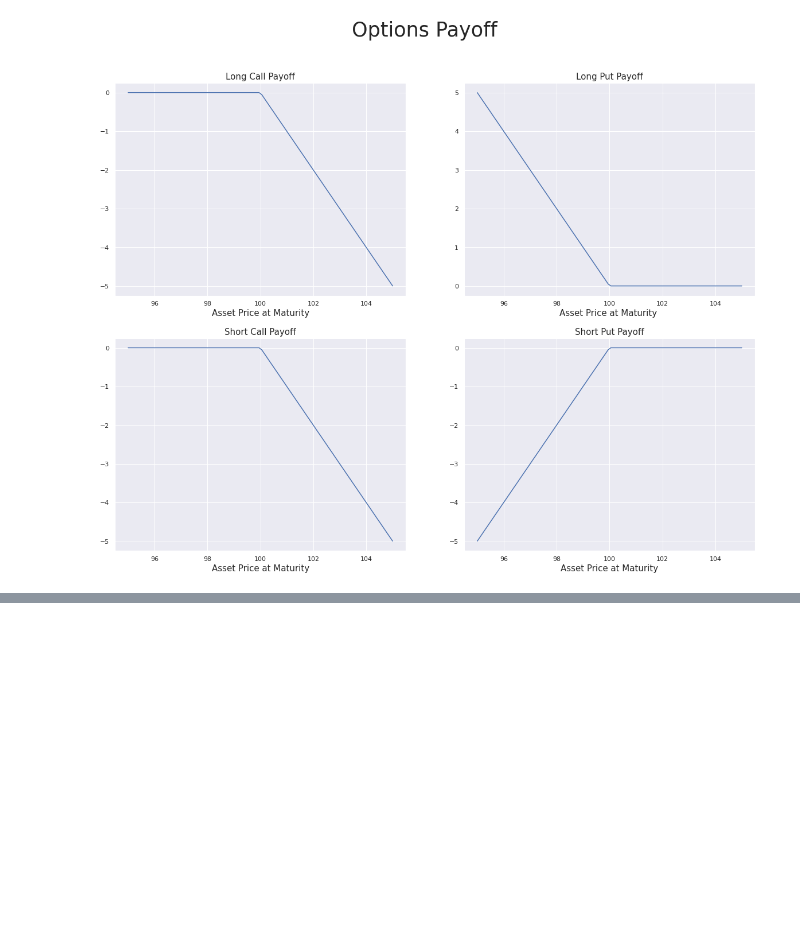
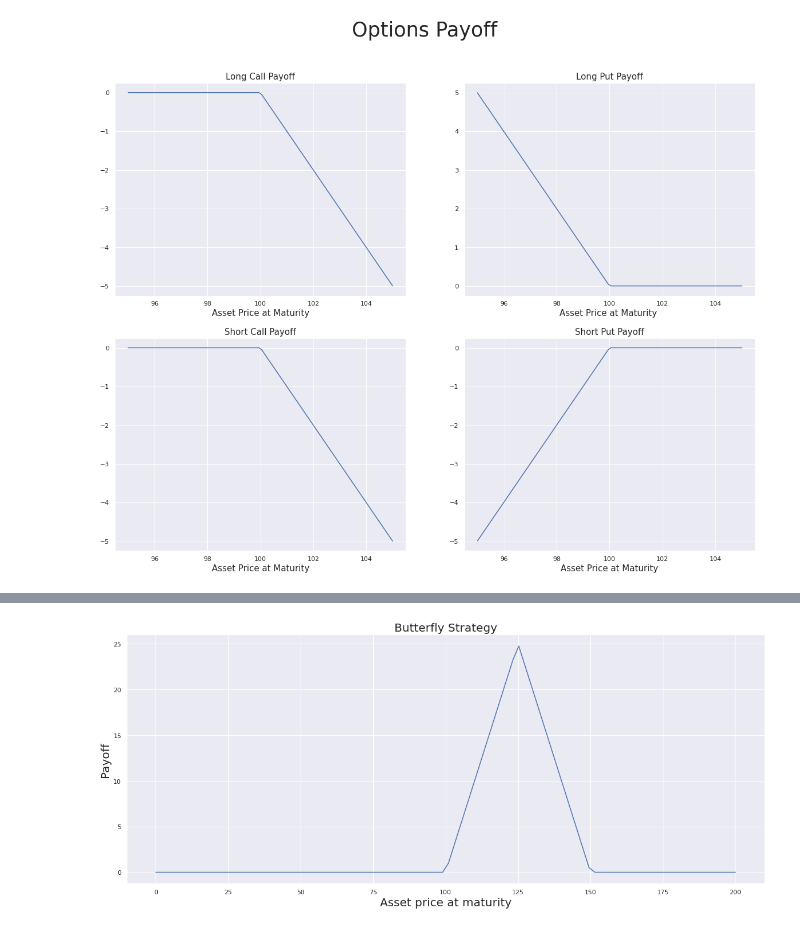
Before and after one commit to bhavinmoriya/Python-for-Financial-Analysis-and-Algorithmic-Trading, a Jupyter notebook: derivatives-pricing-future-and-forwards.ipynb, the cells around one changed output, grey strips where cells are left out. Saved outputs shown, nothing was run; the diff lists cells and outputs as text; code cells hidden in the pictures; blank space fills up the shorter version.

```diff
--- a/derivatives-pricing-future-and-forwards.ipynb
+++ b/derivatives-pricing-future-and-forwards.ipynb
@@ -201,0 +257,19 @@ plt.suptitle('Options Payoff', fontsize=35);
+# %%
+'''A butterfly is a strategy composed of a long call with strike K_1 ,
+two short calls with strike K_2 , and a long call with strike K_3 , with
+K_2=(K1+K3)/2'''
+k1 = 100
+k3 = 150
+def butterfly(k1=k1, k3=k3):
+    plt.figure(figsize=(20,8))
+    k2 = (k1 + k3) / 2
+
+    x = np.linspace(0,200,100)
+    payoff = longcall(x,k1) - 2 * longcall(x,k2) + longcall(x,k3)
+    plt.plot(x, payoff)
+    plt.xlabel('Asset price at maturity', fontsize=20)
+    plt.ylabel('Payoff', fontsize=20)
+    plt.title('Butterfly Strategy', fontsize=20);
+butterfly()
+# %% [output]
+[figure, added]
```
Also changed, not shown: parts of 9 cells of this notebook.
